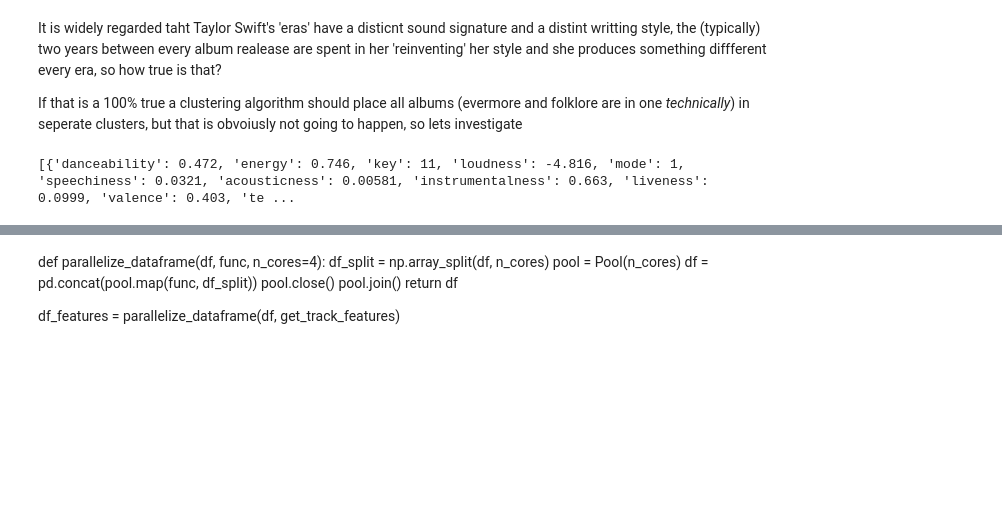
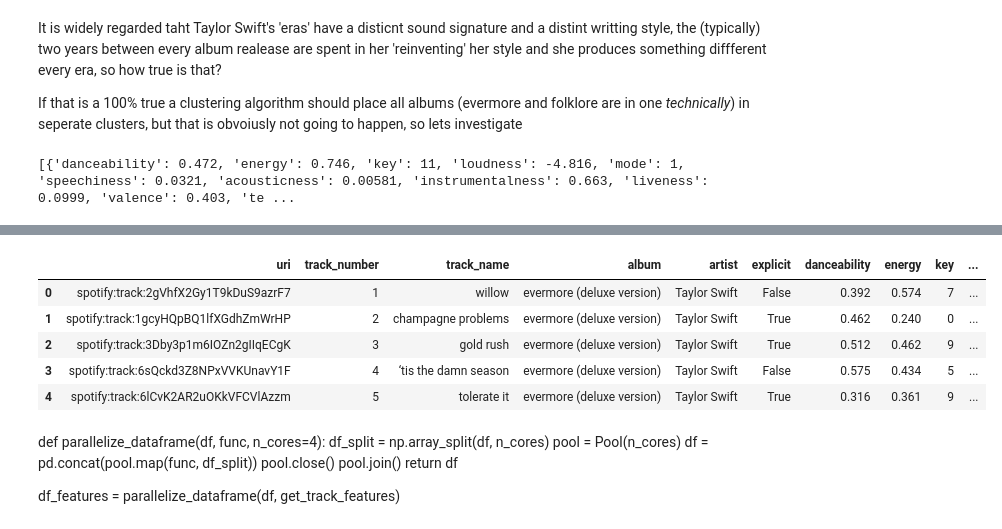
Before and after one commit to technocrat13/is-it-an-era-question-mark, a Jupyter notebook: era_analysis.ipynb, the cells around one changed output, grey strips where cells are left out. Cells and saved outputs as stored; diff of their text form; code cells hidden in the pictures; blank space fills up the shorter version.

```diff
--- a/era_analysis.ipynb
+++ b/era_analysis.ipynb
@@ -188,3 +158,14 @@ df.head(29)
+# %%
+df = pd.read_csv('taylor_discography_features.csv')
+
+df.head()
+# %% [output]
+|  | uri | track_number | track_name | album | artist | explicit | danceability | energy | key | ... |
+| 0 | spotify:track:2gVhfX2Gy1T9kDuS9azrF7 | 1 | willow | evermore (deluxe version) | Taylor Swift | False | 0.392 | 0.574 | 7 | ... |
+| 1 | spotify:track:1gcyHQpBQ1lfXGdhZmWrHP | 2 | champagne problems | evermore (deluxe version) | Taylor Swift | True | 0.462 | 0.240 | 0 | ... |
+| 2 | spotify:track:3Dby3p1m6IOZn2gIIqECgK | 3 | gold rush | evermore (deluxe version) | Taylor Swift | True | 0.512 | 0.462 | 9 | ... |
+| 3 | spotify:track:6sQckd3Z8NPxVVKUnavY1F | 4 | ‘tis the damn season | evermore (deluxe version) | Taylor Swift | False | 0.575 | 0.434 | 5 | ... |
+| 4 | spotify:track:6lCvK2AR2uOKkVFCVlAzzm | 5 | tolerate it | evermore (deluxe version) | Taylor Swift | True | 0.316 | 0.361 | 9 | ... |
 # %% [markdown]
 def parallelize_dataframe(df, func, n_cores=4):
     df_split = np.array_split(df, n_cores)
```
Also changed, not shown: parts of 10 cells of this notebook, 5 other files.
